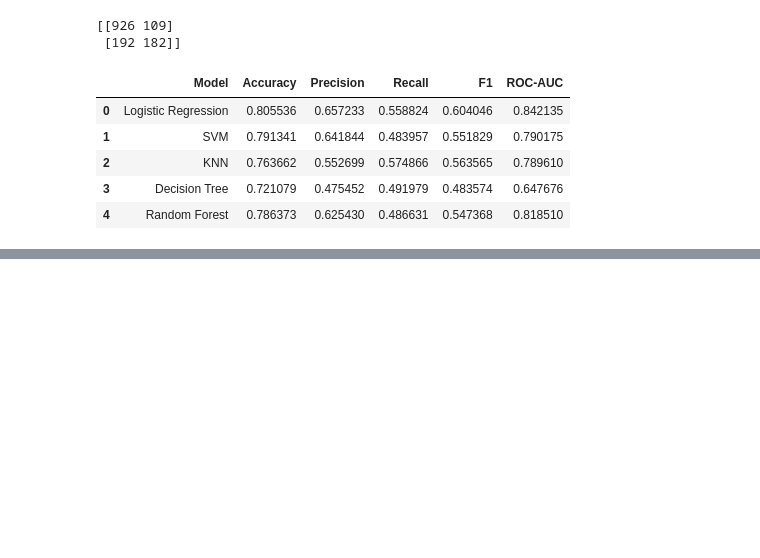
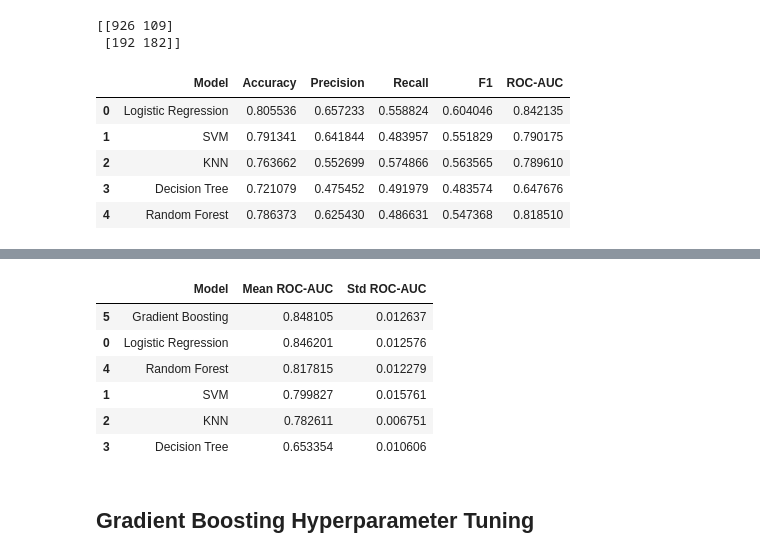
Before and after one commit to BikeshKumar919/customer-churn-ml, a Jupyter notebook: notebooks/03_model_training.ipynb, the cells around one changed output, grey strips where cells are left out. Cells and saved outputs as stored; diff of their text form; code cells hidden in the pictures; blank space fills up the shorter version.

```diff
--- a/notebooks/03_model_training.ipynb
+++ b/notebooks/03_model_training.ipynb
@@ -590,0 +695,6 @@ results_df
+# %%
+cv = StratifiedKFold(
+    n_splits=5,
+    shuffle=True,
+    random_state=42
+)
@@ -590,0 +721,44 @@ results_df
+# %%
+models = {
+    "Logistic Regression": logistic_pipeline,
+    "SVM": svm_pipeline,
+    "KNN": knn_pipeline,
+    "Decision Tree": decision_tree_pipeline,
+    "Random Forest": random_forest_pipeline,
+    "Gradient Boosting": gradient_boosting_pipeline
+}
+# %%
+cv_results = []
+
+for model_name, model in models.items():
+
+    scores = cross_val_score(
+        model,
+        X_train,
+        y_train,
+        cv=cv,
+        scoring="roc_auc"
+    )
+
+    cv_results.append({
+        "Model": model_name,
+        "Mean ROC-AUC": scores.mean(),
+        "Std ROC-AUC": scores.std()
+    })
+# %%
+cv_results_df = pd.DataFrame(cv_results)
+
+cv_results_df.sort_values(
+    by="Mean ROC-AUC",
+    ascending=False
+)
+# %% [output]
+|  | Model | Mean ROC-AUC | Std ROC-AUC |
+| 5 | Gradient Boosting | 0.848105 | 0.012637 |
+| 0 | Logistic Regression | 0.846201 | 0.012576 |
+| 4 | Random Forest | 0.817815 | 0.012279 |
+| 1 | SVM | 0.799827 | 0.015761 |
+| 2 | KNN | 0.782611 | 0.006751 |
+| 3 | Decision Tree | 0.653354 | 0.010606 |
+# %% [markdown]
+## Gradient Boosting Hyperparameter Tuning
```
Also changed, not shown: parts of 20 cells of this notebook.
